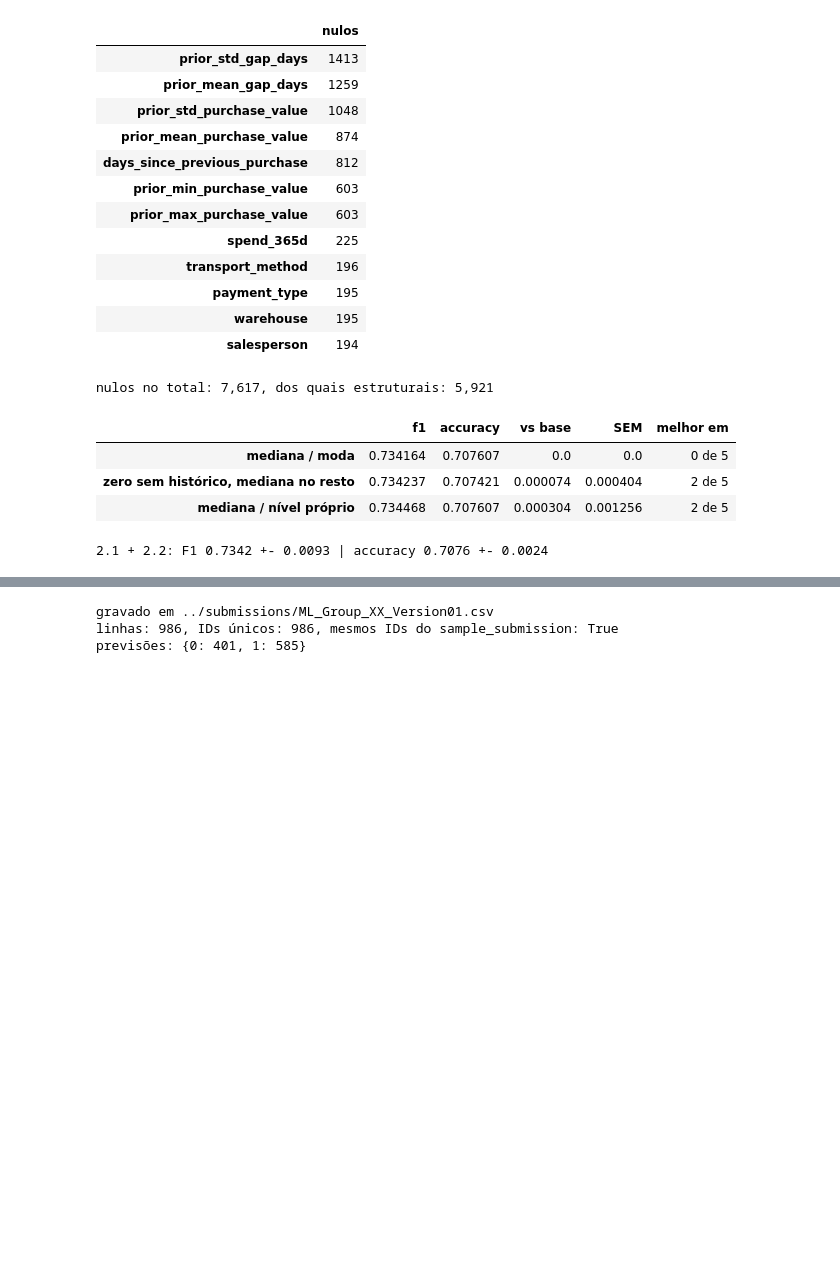
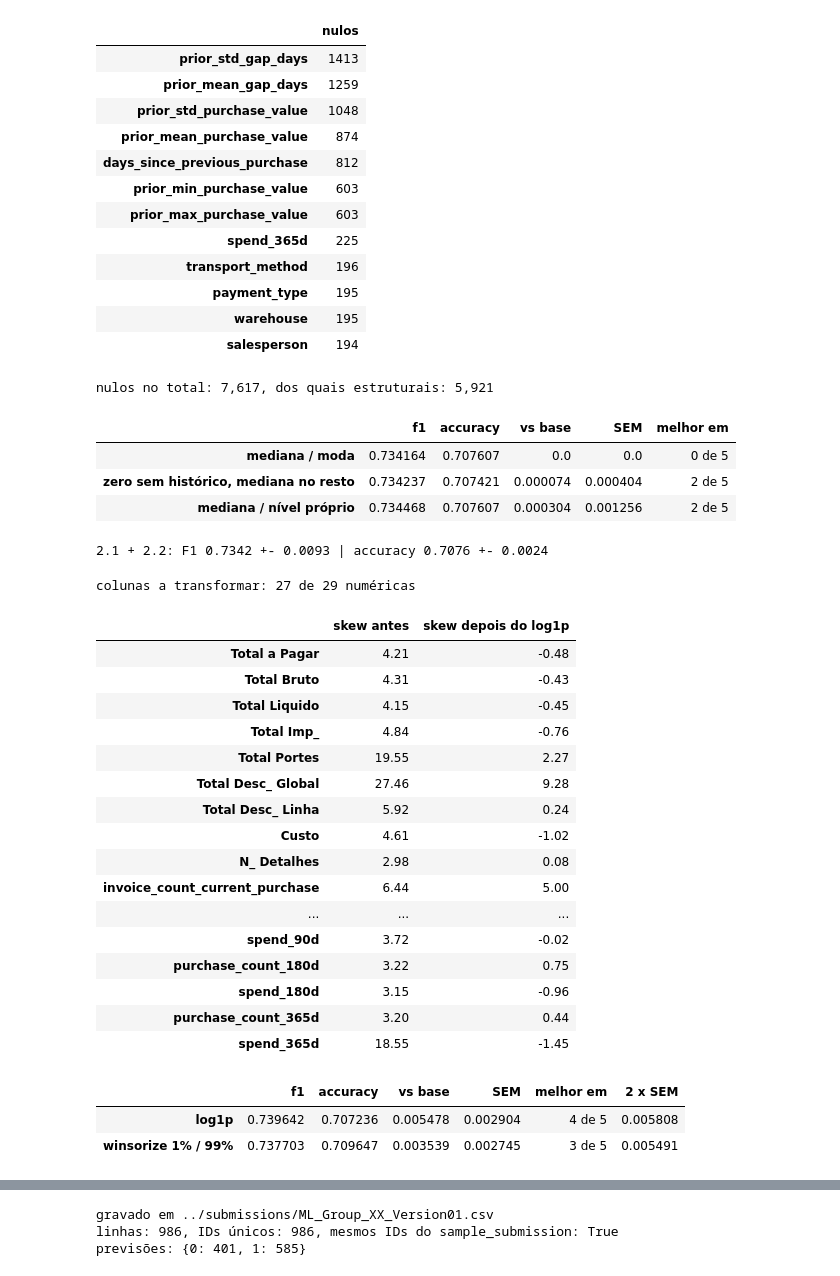
Before and after one commit to josebrites16/ML_project_2026-copia, a Jupyter notebook: notebooks/02_preprocessing.ipynb, the cells around one changed output, grey strips where cells are left out. Saved outputs shown, nothing was run; the diff lists cells and outputs as text; code cells hidden in the pictures; blank space fills up the shorter version.

Commit message:
Add 2.4: log1p and scaler comparison

```diff
--- a/notebooks/02_preprocessing.ipynb
+++ b/notebooks/02_preprocessing.ipynb
@@ -350,3 +350,37 @@ print(f"2.1 + 2.2: F1 {clean['f1'].mean():.4f} +- {sem(clean['f1']):.4f}"
       f" | accuracy {clean['accuracy'].mean():.4f} +- {sem(clean['accuracy']):.4f}")
 # %% [output]
 2.1 + 2.2: F1 0.7342 +- 0.0093 | accuracy 0.7076 +- 0.0024
+# %%
+# ===== [2.4] DISTRIBUIÇÕES E ESCALA - início =====
+# Passo 1 - que colunas transformar? Todas as numéricas com cauda longa (EDA, passo 7):
+# todas menos random_noise e customer_tenure_days, as duas únicas sem cauda longa.
+# Os dois scalers novos importam-se aqui para não mexer na célula de imports (juntar no 2.7).
+from sklearn.preprocessing import MinMaxScaler, RobustScaler
+
+skewed = [c for c in model_columns(frame)[0] if c not in ["random_noise", "customer_tenure_days"]]
+print(f"colunas a transformar: {len(skewed)} de {len(model_columns(frame)[0])} numéricas")
+
+# Assimetria (skew) antes e depois do log1p, depois de tirar os valores impossíveis (2.1).
+# Só para ver o efeito: aqui nada é ajustado, por isso pode usar o treino inteiro (W3, célula 28).
+after_21 = blank_invalid(frame)
+pd.DataFrame({"skew antes": after_21[skewed].skew(),
+              "skew depois do log1p": np.log1p(after_21[skewed]).skew()}).round(2)
+# %% [output]
+colunas a transformar: 27 de 29 numéricas
+|  | skew antes | skew depois do log1p |
+| Total a Pagar | 4.21 | -0.48 |
+| Total Bruto | 4.31 | -0.43 |
+| Total Liquido | 4.15 | -0.45 |
+| Total Imp_ | 4.84 | -0.76 |
+| Total Portes | 19.55 | 2.27 |
+| Total Desc_ Global | 27.46 | 9.28 |
+| Total Desc_ Linha | 5.92 | 0.24 |
+| Custo | 4.61 | -1.02 |
+| N_ Detalhes | 2.98 | 0.08 |
+| invoice_count_current_purchase | 6.44 | 5.00 |
+| ... | ... | ... |
+| spend_90d | 3.72 | -0.02 |
+| purchase_count_180d | 3.22 | 0.75 |
+| spend_180d | 3.15 | -0.96 |
+| purchase_count_365d | 3.20 | 0.44 |
+| spend_365d | 18.55 | -1.45 |
@@ -352,0 +411,12 @@ print(f"2.1 + 2.2: F1 {clean['f1'].mean():.4f} +- {sem(clean['f1']):.4f}"
+# %%
+# Passo 3 - comparar os tratamentos com a referência `clean` (2.1 + 2.2), nas mesmas divisões
+# e com o mesmo StandardScaler (W3, células 100 a 104). Só conta se "vs base" > 2 x SEM.
+treatment_runs = {"log1p": evaluate(prepare_log1p, frame, splits),
+                  "winsorize 1% / 99%": evaluate(prepare_winsor, frame, splits)}
+treatment_table = compare(treatment_runs, clean)
+treatment_table["2 x SEM"] = 2 * treatment_table["SEM"]
+treatment_table.round(4)
+# %% [output]
+|  | f1 | accuracy | vs base | SEM | melhor em | 2 x SEM |
+| log1p | 0.739642 | 0.707236 | 0.005478 | 0.002904 | 4 de 5 | 0.005808 |
+| winsorize 1% / 99% | 0.737703 | 0.709647 | 0.003539 | 0.002745 | 3 de 5 | 0.005491 |
```
Also changed, not shown: parts of 3 cells of this notebook.
